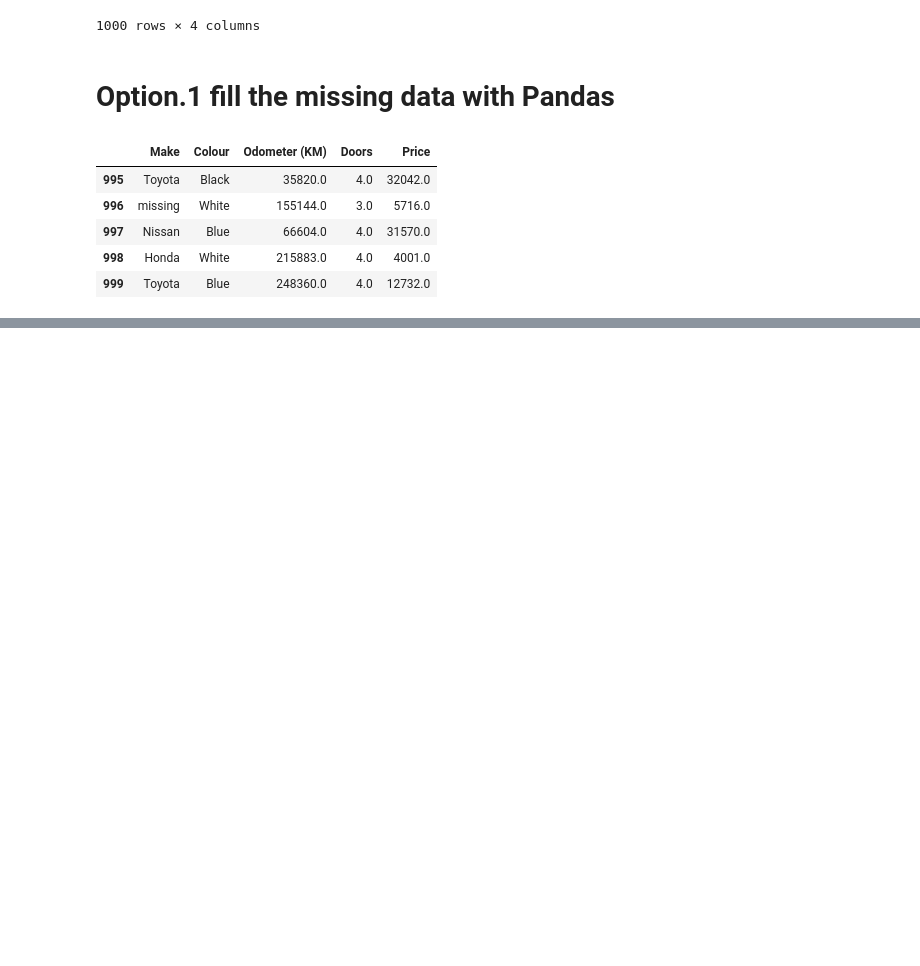
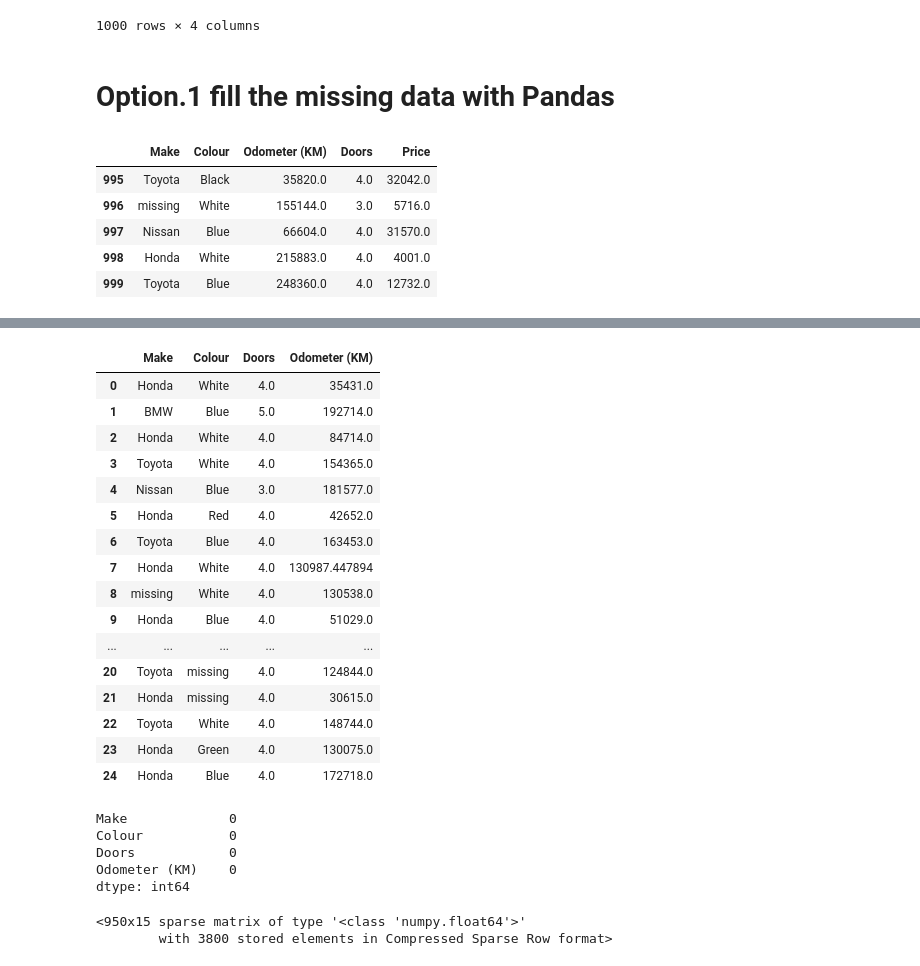
Before and after one commit to Manishankar04/ml_2023, a Jupyter notebook: scikit_learn/Scikit_sample_workbook.ipynb, the cells around one changed output, grey strips where cells are left out. Drawn from its saved outputs; the diff is of its cells as text; code cells hidden in the pictures; blank space fills up the shorter version.

Commit message:
added few lines of code in scikit_sample_workbook.ipynb

```diff
--- a/scikit_learn/Scikit_sample_workbook.ipynb
+++ b/scikit_learn/Scikit_sample_workbook.ipynb
@@ -250,0 +345,2 @@ car_sales_missing_data.tail()
+# %%
+car_sales_missing_data1 = pd.read_csv("car-sales-extended-missing-data.csv")
@@ -250,0 +372,4 @@ car_sales_missing_data.tail()
+# %%
+#Drop the rows with no labels
+car_sales_missing_data1.dropna(subset=["Price"], inplace= True)
+car_sales_missing_data1.isna().sum()
@@ -250,0 +383,4 @@ car_sales_missing_data.tail()
+# %%
+#Split into X & y
+X= car_sales_missing_data1.drop("Price", axis=1)
+y= car_sales_missing_data1["Price"]
@@ -250,0 +399,25 @@ car_sales_missing_data.tail()
+# %%
+#Fill missing values with Scikit-Learn
+from sklearn.impute import SimpleImputer
+from sklearn.compose import ColumnTransformer
+
+#Fill categorial values with "missing" & numerical values with mean
+cat_imputer = SimpleImputer(strategy="constant", fill_value="missing")
+door_imputer = SimpleImputer(strategy="constant", fill_value=4)
+num_imputer = SimpleImputer(strategy="mean")
+
+#Define Columns
+cat_features = ["Make", "Colour"]
+door_features = ["Doors"]
+num_features = ["Odometer (KM)"]
+
+#Create an Imputer(Something that fills missing data)
+imputer = ColumnTransformer([
+    ("cat_imputer", cat_imputer, cat_features),
+    ("door_imputer", door_imputer, door_features),
+    ("num_imputer", num_imputer, num_features)
+])
+
+#Transform the data
+filled_X = imputer.fit_transform(X)
+filled_X
@@ -250,0 +432,44 @@ car_sales_missing_data.tail()
+# %%
+car_sales_filled = pd.DataFrame(filled_X, columns=["Make", "Colour", "Doors", "Odometer (KM)"])
+car_sales_filled.head(25)
+# %% [output]
+|  | Make | Colour | Doors | Odometer (KM) |
+| 0 | Honda | White | 4.0 | 35431.0 |
+| 1 | BMW | Blue | 5.0 | 192714.0 |
+| 2 | Honda | White | 4.0 | 84714.0 |
+| 3 | Toyota | White | 4.0 | 154365.0 |
+| 4 | Nissan | Blue | 3.0 | 181577.0 |
+| 5 | Honda | Red | 4.0 | 42652.0 |
+| 6 | Toyota | Blue | 4.0 | 163453.0 |
+| 7 | Honda | White | 4.0 | 130987.447894 |
+| 8 | missing | White | 4.0 | 130538.0 |
+| 9 | Honda | Blue | 4.0 | 51029.0 |
+| ... | ... | ... | ... | ... |
+| 20 | Toyota | missing | 4.0 | 124844.0 |
+| 21 | Honda | missing | 4.0 | 30615.0 |
+| 22 | Toyota | White | 4.0 | 148744.0 |
+| 23 | Honda | Green | 4.0 | 130075.0 |
+| 24 | Honda | Blue | 4.0 | 172718.0 |
+# %%
+car_sales_filled.isna().sum()
+# %% [output]
+Make             0
+Colour           0
+Doors            0
+Odometer (KM)    0
+dtype: int64
+# %%
+#Turn data into numbers
+#Turn the categories into numbers
+from sklearn.preprocessing import OneHotEncoder
+from sklearn.compose import ColumnTransformer
+
+categorical_features = ["Make", "Colour", "Doors"]
+one_hot = OneHotEncoder()
+transformer = ColumnTransformer([("one_hot",one_hot,categorical_features)],
+                               remainder="passthrough")
+transformed_X = transformer.fit_transform(car_sales_filled)
+transformed_X
+# %% [output]
+<950x15 sparse matrix of type '<class 'numpy.float64'>'
+        with 3800 stored elements in Compressed Sparse Row format>
```
Also changed, not shown: parts of 24 cells of this notebook.
